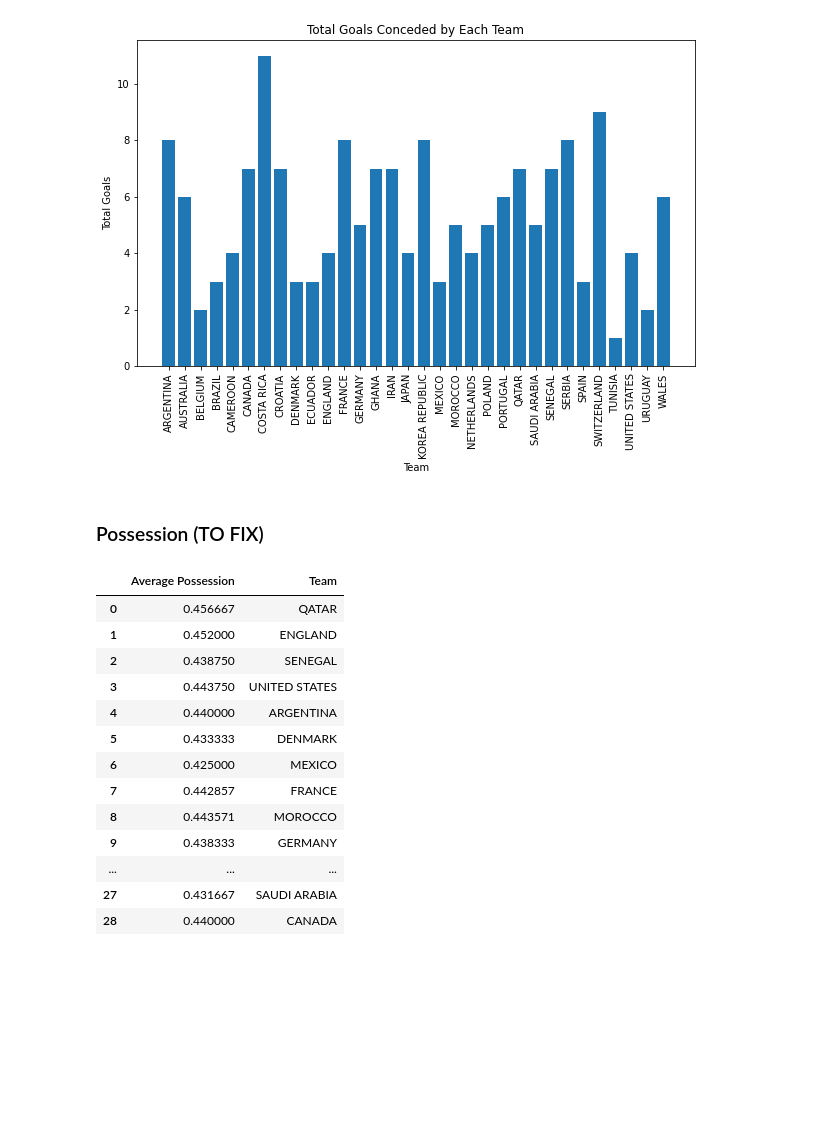
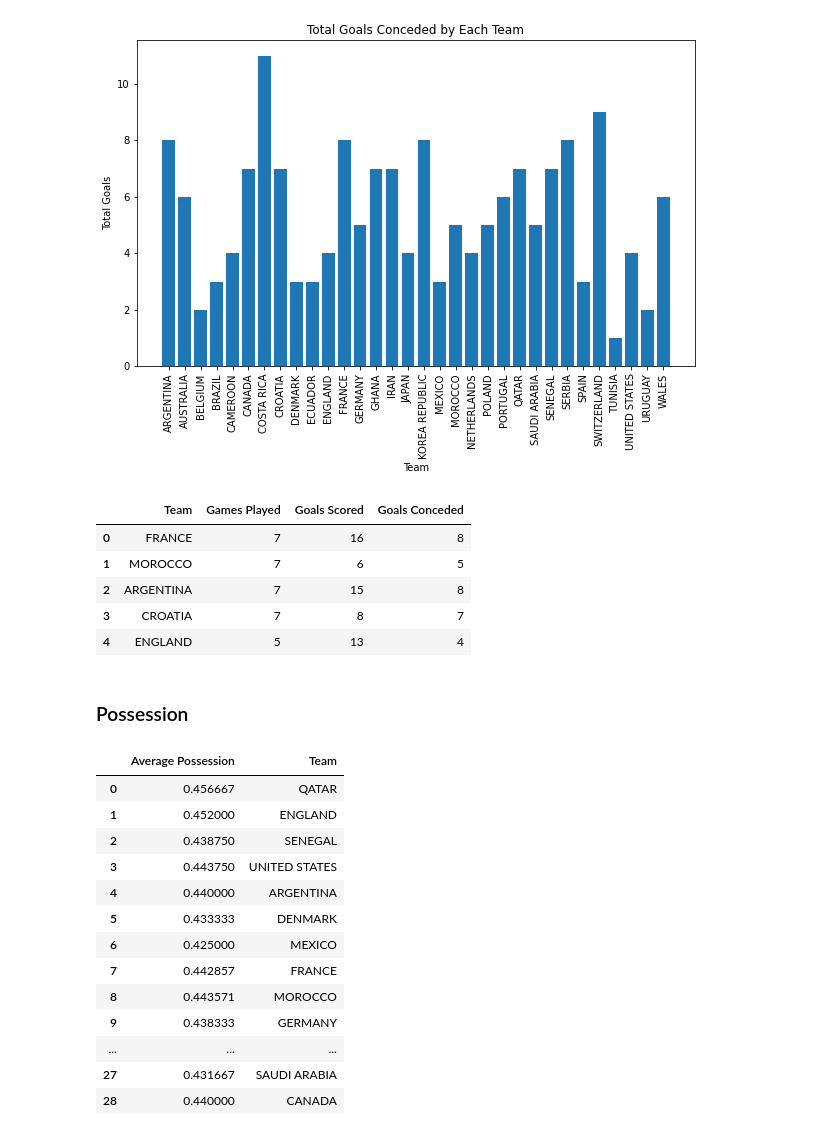
Before and after one commit to DamonLeon/WorldCupDataExploration, a Jupyter notebook: World Cup Analysis.ipynb, the cells around one changed output. Saved outputs shown, nothing was run; the diff lists cells and outputs as text; code cells hidden in the pictures; blank space fills up the shorter version.

Commit message:
Fixed issue around played_scored_conceded

```diff
--- a/World Cup Analysis.ipynb
+++ b/World Cup Analysis.ipynb
@@ -215,3 +221,15 @@ plt.xticks(rotation=90)
 plt.show()
 # %% [output]
 [figure]
+# %%
+played_scored = pd.merge(games_played, team_goals, on="Team", how='left')
+played_scored_conceded = pd.merge(played_scored, goals_conceded, on='Team', how='left')
+
+played_scored_conceded.head()
+# %% [output]
+|  | Team | Games Played | Goals Scored | Goals Conceded |
+| 0 | FRANCE | 7 | 16 | 8 |
+| 1 | MOROCCO | 7 | 6 | 5 |
+| 2 | ARGENTINA | 7 | 15 | 8 |
+| 3 | CROATIA | 7 | 8 | 7 |
+| 4 | ENGLAND | 5 | 13 | 4 |
@@ -218,5 +239,5 @@ plt.show()
 # %% [markdown]
-### Possession (TO FIX)
+### Possession
 # %%
 average_possession_df = pd.DataFrame()
 
```
Also changed, not shown: parts of 7 cells of this notebook.
